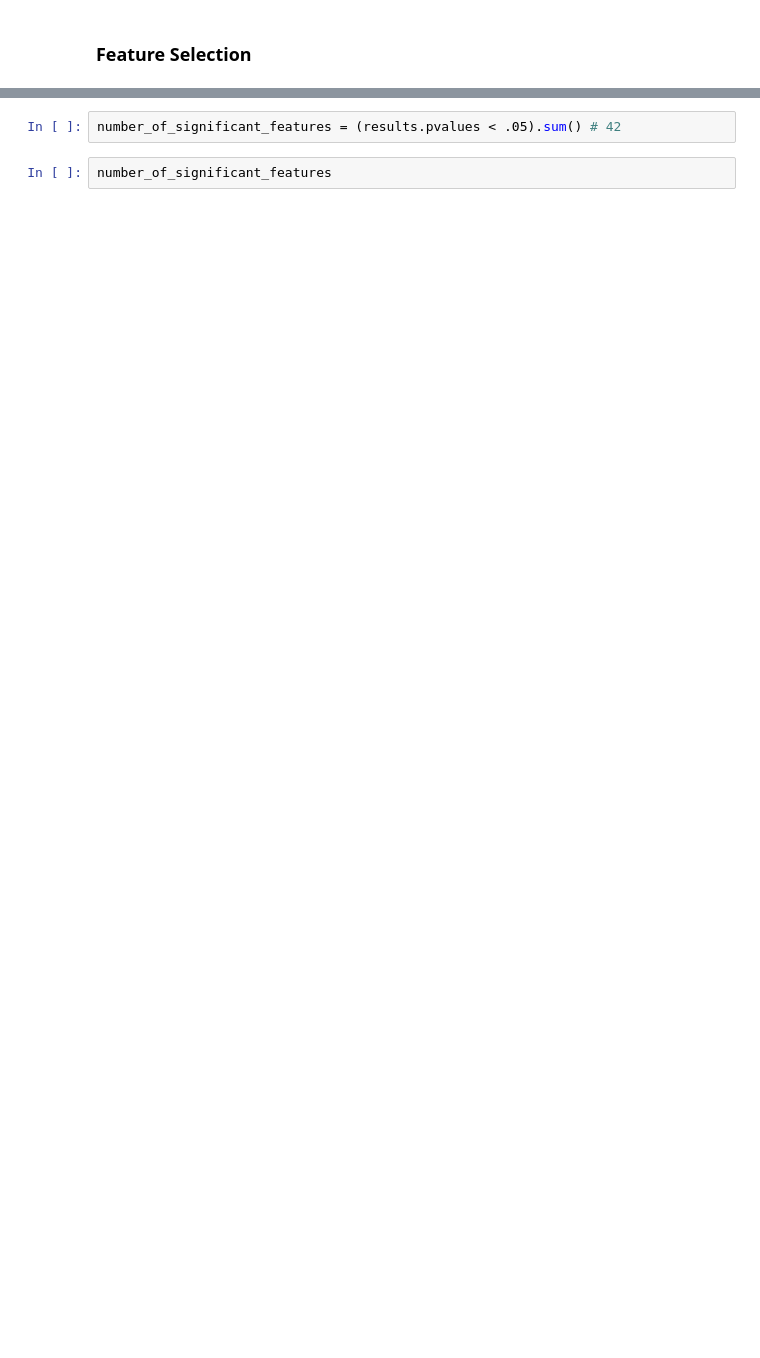
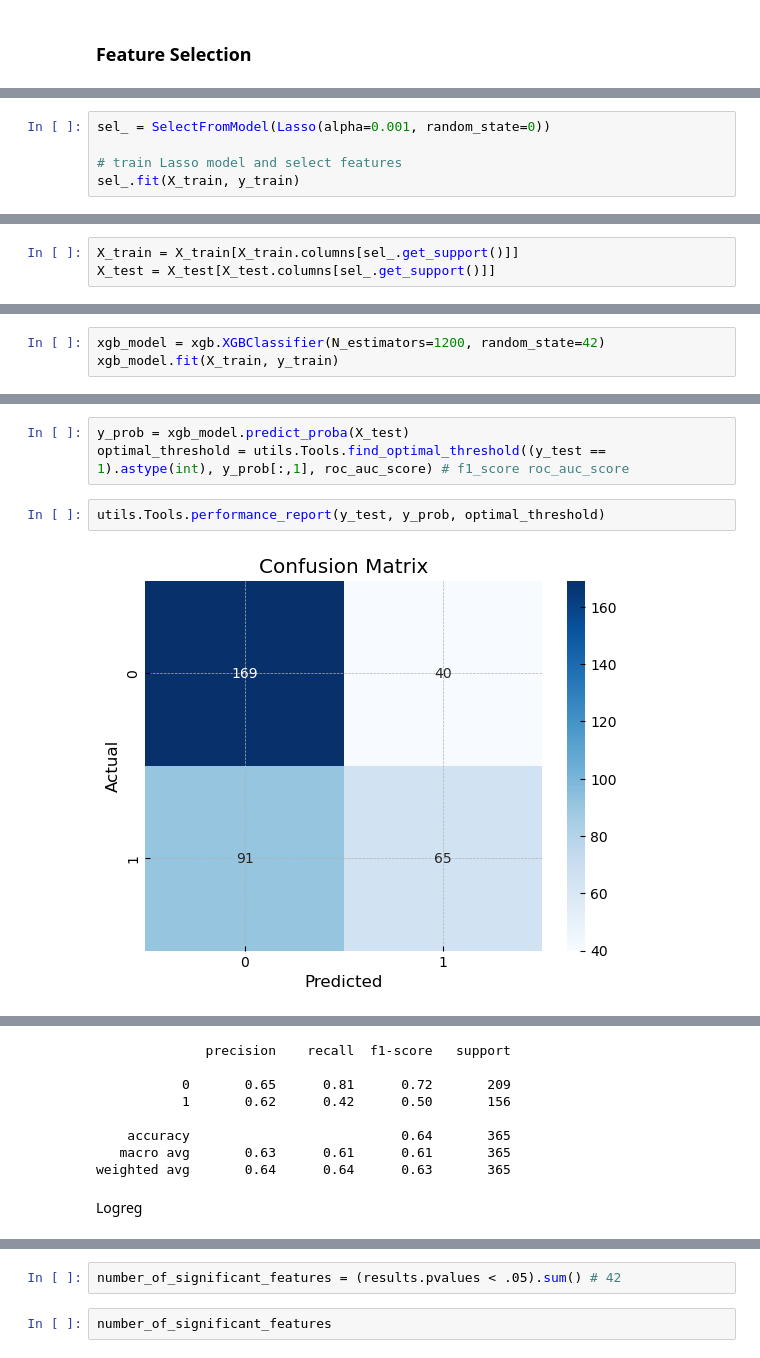
Before and after one commit to RobUngvari/dax-24-strat, a Jupyter notebook: proof_of_concept/[02] Feature Selection, Modeling, Hyperparameter tuning.ipynb, the cells around one changed output, grey strips where cells are left out. Saved outputs shown, nothing was run; the diff lists cells and outputs as text; blank space fills up the shorter version.

```diff
--- a/proof_of_concept/[02] Feature Selection, Modeling, Hyperparameter tuning.ipynb
+++ b/proof_of_concept/[02] Feature Selection, Modeling, Hyperparameter tuning.ipynb
@@ -80,0 +90,5 @@ weighted avg       0.63      0.64      0.62       365
+# %%
+sel_ = SelectFromModel(Lasso(alpha=0.001, random_state=0))
+
+# train Lasso model and select features
+sel_.fit(X_train, y_train)
@@ -80,0 +97,3 @@ weighted avg       0.63      0.64      0.62       365
+# %%
+X_train = X_train[X_train.columns[sel_.get_support()]]
+X_test = X_test[X_test.columns[sel_.get_support()]]
@@ -80,0 +104,3 @@ weighted avg       0.63      0.64      0.62       365
+# %%
+xgb_model = xgb.XGBClassifier(N_estimators=1200, random_state=42)
+xgb_model.fit(X_train, y_train)
@@ -80,0 +119,7 @@ weighted avg       0.63      0.64      0.62       365
+# %%
+y_prob = xgb_model.predict_proba(X_test)
+optimal_threshold = utils.Tools.find_optimal_threshold((y_test == 1).astype(int), y_prob[:,1], roc_auc_score) # f1_score roc_auc_score
+# %%
+utils.Tools.performance_report(y_test, y_prob, optimal_threshold)
+# %% [output]
+[figure, added]
@@ -81,3 +127,13 @@ weighted avg       0.63      0.64      0.62       365
+              precision    recall  f1-score   support
+
+           0       0.65      0.81      0.72       209
+           1       0.62      0.42      0.50       156
+
+    accuracy                           0.64       365
+   macro avg       0.63      0.61      0.61       365
+weighted avg       0.64      0.64      0.63       365
+# %% [markdown]
+Logreg
 # %%
 X_sm_train = sm.add_constant(X_train)
 model = sm.Logit(y_train, X_sm_train)
```
Also changed, not shown: parts of 47 cells of this notebook, 3 other files.
